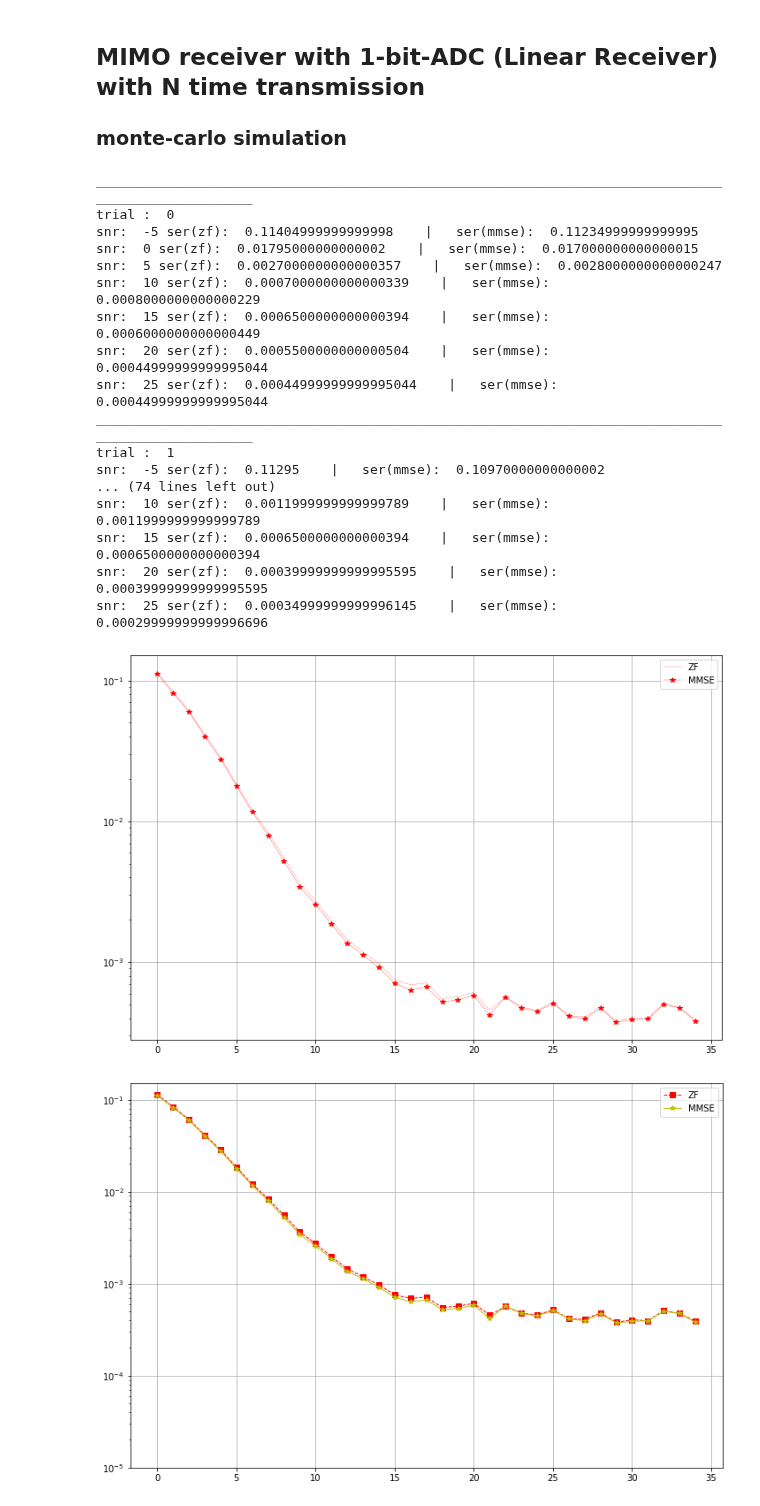
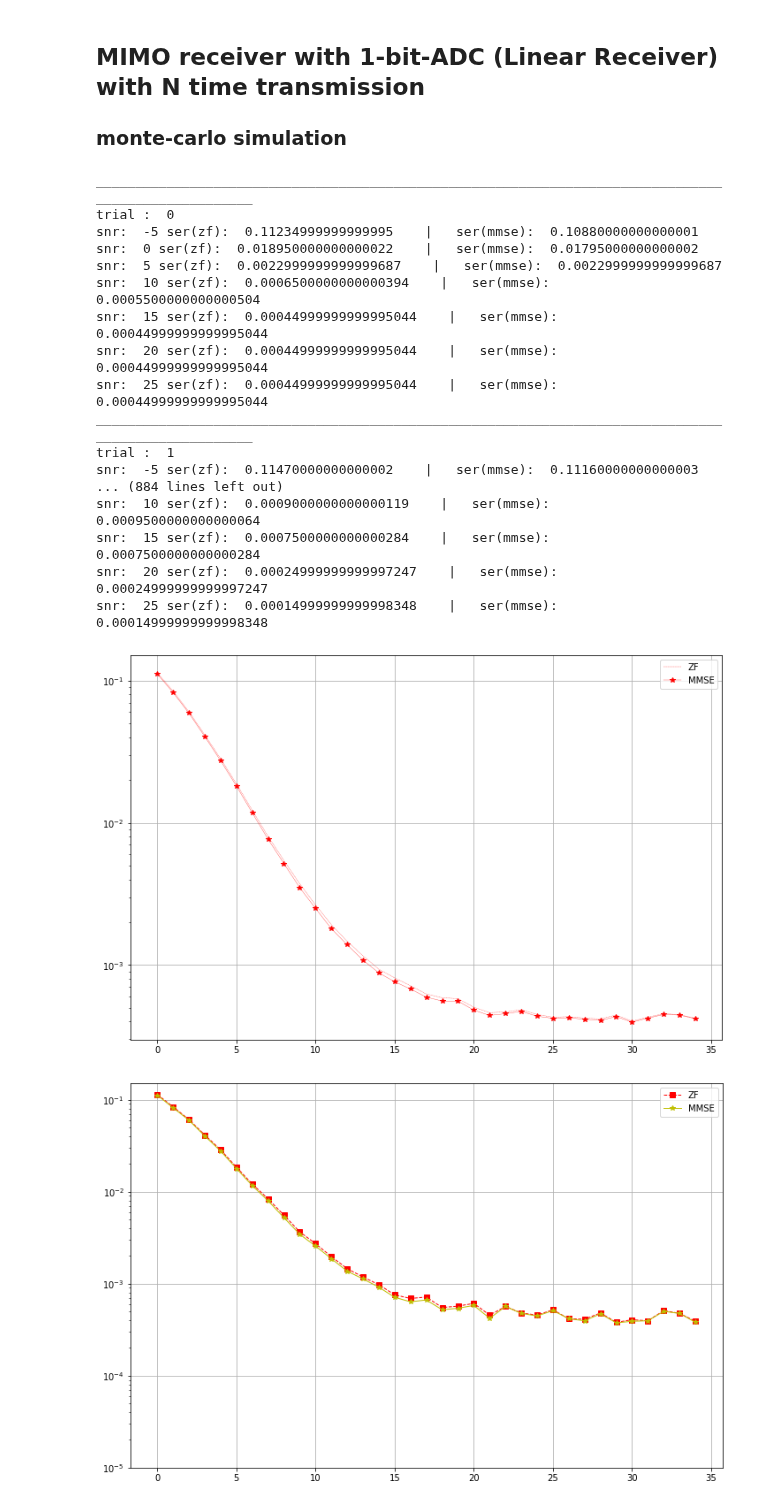
Before and after one commit to IISL-HYU/comm, a Jupyter notebook: practice.ipynb, the cells around one changed output. Drawn from its saved outputs; the diff is of its cells as text; code cells hidden in the pictures.

```diff
--- a/practice.ipynb
+++ b/practice.ipynb
@@ -352,7 +352,7 @@ symbol_space = make_symbol_space(K, M, cp=constellation_points)
 
 sers_avg_zf = np.zeros((SNR_max+5))
 sers_avg_mmse = np.zeros((SNR_max+5))
-trials = 10
+trials = 100
 for t in range(trials):
     sers_zf = []
     sers_mmse = []
@@ -398,46 +398,46 @@ for t in range(trials):
         det_by_idx = np.argmin(compare, axis=-1)
         x_hat_mmse = np.take(constellation_points, det_by_idx).reshape(x_tilde_mmse.shape)
 
         # Compare
         ser_zf = 1-np.sum(np.isclose(x, x_hat_zf)) / (T * K)
         ser_mmse = 1-np.sum(np.isclose(x, x_hat_mmse)) / (T * K)
 
         if snr % 5 == 0:
             print(f"snr: ", snr, "ser(zf): ", ser_zf, "   |   ser(mmse): ", ser_mmse)
         sers_zf.append(ser_zf)
         sers_mmse.append(ser_mmse)
 
     sers_avg_zf += np.array(sers_zf)
     sers_avg_mmse += np.array(sers_mmse)
 
 sers_avg_zf /= trials
 sers_avg_mmse /= trials
 
 plt.figure(figsize=(12, 8))
 plt.semilogy(sers_avg_zf, '--r', linewidth=0.3, label='ZF')
 plt.semilogy(sers_avg_mmse, '-r*', linewidth=0.3, label='MMSE')
 plt.grid()
 plt.legend()
 plt.show()
 # %% [output]
 ____________________________________________________________________________________________________
 trial :  0
-snr:  -5 ser(zf):  0.11404999999999998    |   ser(mmse):  0.11234999999999995
-snr:  0 ser(zf):  0.01795000000000002    |   ser(mmse):  0.017000000000000015
-snr:  5 ser(zf):  0.0027000000000000357    |   ser(mmse):  0.0028000000000000247
-snr:  10 ser(zf):  0.0007000000000000339    |   ser(mmse):  0.0008000000000000229
-snr:  15 ser(zf):  0.0006500000000000394    |   ser(mmse):  0.0006000000000000449
-snr:  20 ser(zf):  0.0005500000000000504    |   ser(mmse):  0.00044999999999995044
+snr:  -5 ser(zf):  0.11234999999999995    |   ser(mmse):  0.10880000000000001
+snr:  0 ser(zf):  0.018950000000000022    |   ser(mmse):  0.01795000000000002
+snr:  5 ser(zf):  0.0022999999999999687    |   ser(mmse):  0.0022999999999999687
+snr:  10 ser(zf):  0.0006500000000000394    |   ser(mmse):  0.0005500000000000504
+snr:  15 ser(zf):  0.00044999999999995044    |   ser(mmse):  0.00044999999999995044
+snr:  20 ser(zf):  0.00044999999999995044    |   ser(mmse):  0.00044999999999995044
 snr:  25 ser(zf):  0.00044999999999995044    |   ser(mmse):  0.00044999999999995044
 ____________________________________________________________________________________________________
 trial :  1
-snr:  -5 ser(zf):  0.11295    |   ser(mmse):  0.10970000000000002
-... (74 lines left out)
-snr:  10 ser(zf):  0.0011999999999999789    |   ser(mmse):  0.0011999999999999789
-snr:  15 ser(zf):  0.0006500000000000394    |   ser(mmse):  0.0006500000000000394
-snr:  20 ser(zf):  0.00039999999999995595    |   ser(mmse):  0.00039999999999995595
-snr:  25 ser(zf):  0.00034999999999996145    |   ser(mmse):  0.00029999999999996696
+snr:  -5 ser(zf):  0.11470000000000002    |   ser(mmse):  0.11160000000000003
+... (884 lines left out)
+snr:  10 ser(zf):  0.0009000000000000119    |   ser(mmse):  0.0009500000000000064
+snr:  15 ser(zf):  0.0007500000000000284    |   ser(mmse):  0.0007500000000000284
+snr:  20 ser(zf):  0.00024999999999997247    |   ser(mmse):  0.00024999999999997247
+snr:  25 ser(zf):  0.00014999999999998348    |   ser(mmse):  0.00014999999999998348
-[figure, old version]
+[figure, new version]
 # %%
 
 plt.figure(figsize=(12, 8))
```
